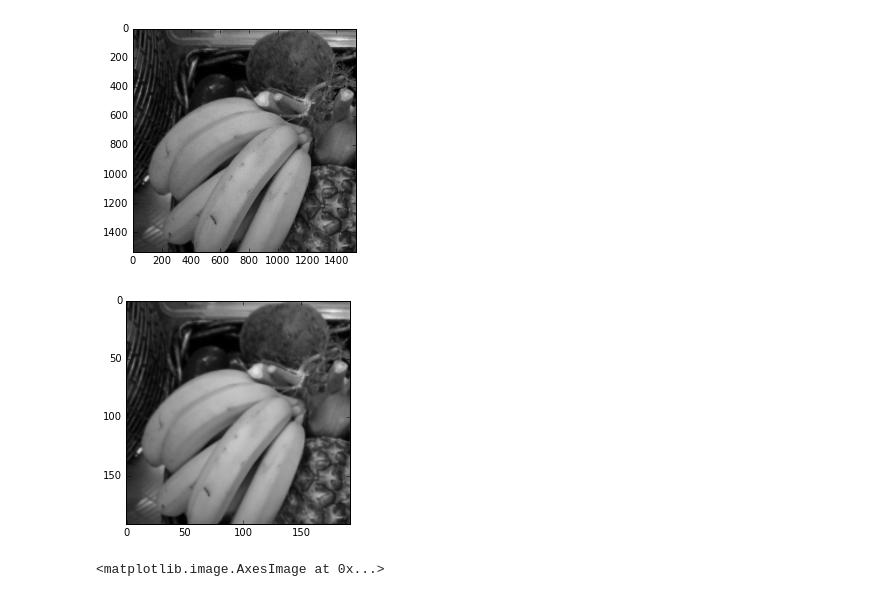
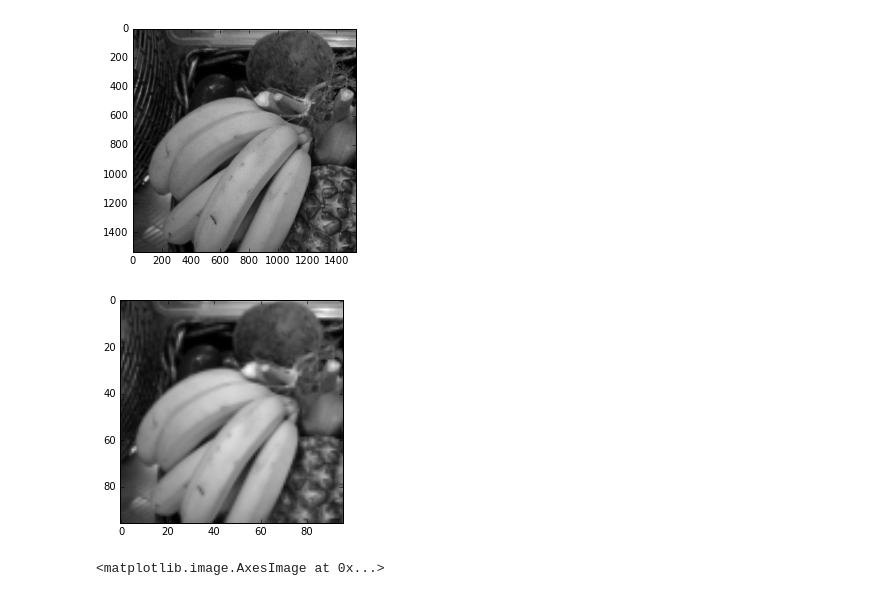
Before and after one commit to Britefury/deep-learning-tutorial-pydata, a Jupyter notebook: SUPPLEMENTARY - Gabor filters.ipynb, the cells around one changed output. Saved outputs shown, nothing was run; the diff lists cells and outputs as text; code cells hidden in the pictures.

```diff
--- a/SUPPLEMENTARY - Gabor filters.ipynb
+++ b/SUPPLEMENTARY - Gabor filters.ipynb
@@ -51,13 +51,14 @@ plt.show()
 [figure]
 # %%
 # Scale the image down to 192 x 192
-scale_factor = img.shape[0] // 192, img.shape[1] // 192
+scale_factor = img.shape[0] // 96, img.shape[1] // 96
 img_small = downscale_local_mean(img, scale_factor)
 
+plt.imsave(os.path.join('images', 'gabor_banana.png'), img_small, cmap='gray')
 plt.imshow(img_small, cmap='gray')
 plt.show()
 # %% [output]
-[figure, old version]
+[figure, new version]
 # %%
 kernels = []
 for wavelength in [4.0, 8.0]:
```
Also changed, not shown: parts of 2 cells of this notebook, 1 other file.
